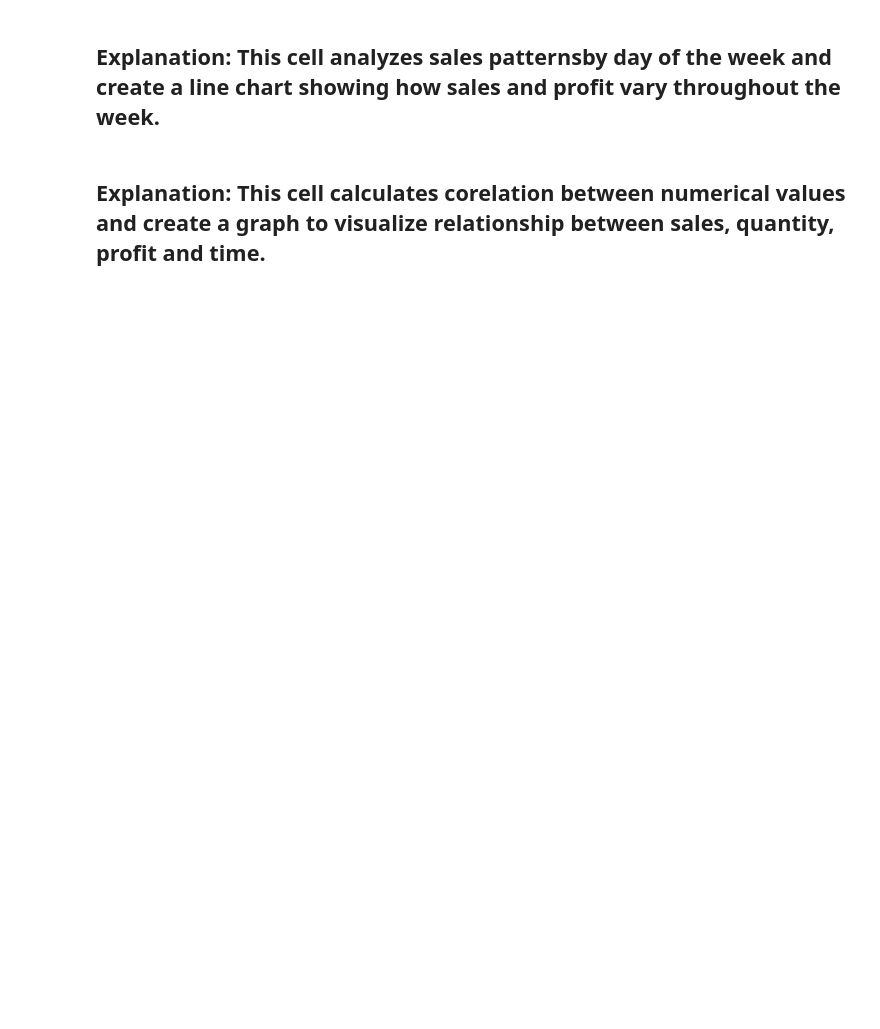
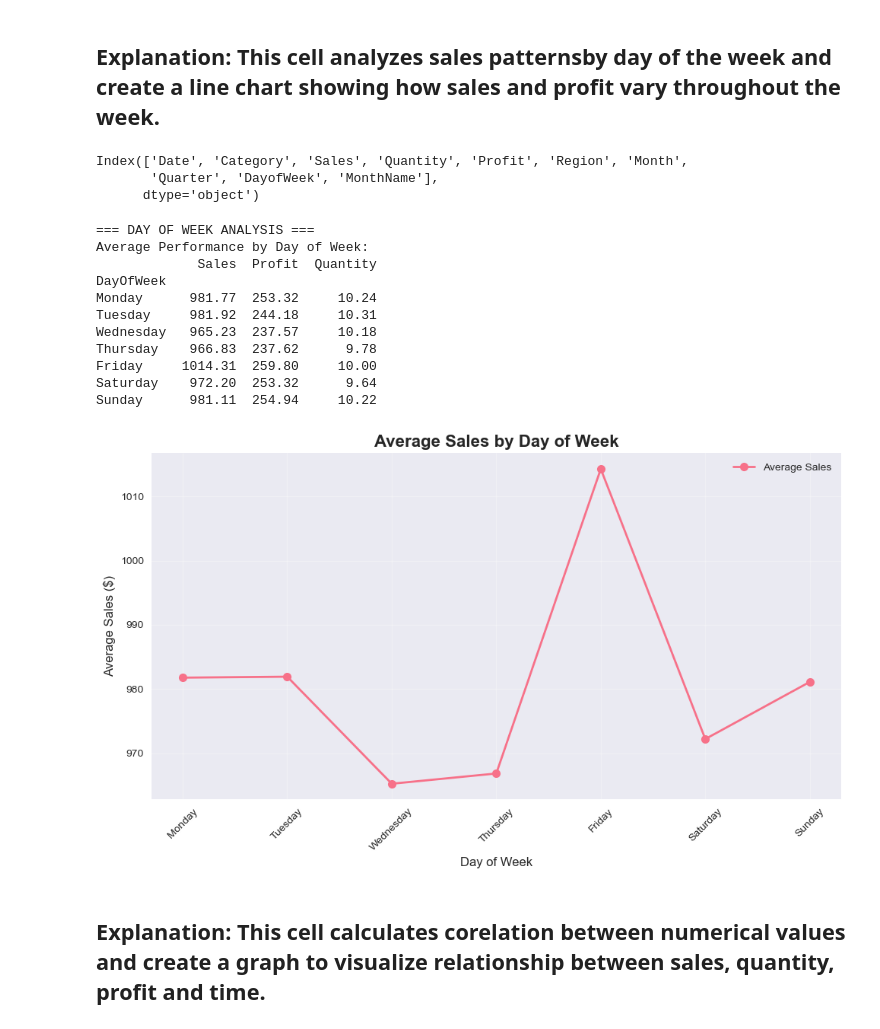
Before and after one commit to Hasnain-Developer1/Python, a Jupyter notebook: 67_projet-Retail-Sales-Data-Analysis-Visualization.ipynb, the cells around one changed output. Saved outputs shown, nothing was run; the diff lists cells and outputs as text; code cells hidden in the pictures; blank space fills up the shorter version.

Commit message:
Mini Project - Retail Sales Data Analysis & Visualization

```diff
--- a/67_projet-Retail-Sales-Data-Analysis-Visualization.ipynb
+++ b/67_projet-Retail-Sales-Data-Analysis-Visualization.ipynb
@@ -51,7 +93,7 @@ df['DayofWeek'] = df['Date'].dt.day_name()
 df['MonthName'] = df['Date'].dt.month_name()
 
 # Ensure numeric columns are properly formatted
-numeric_columns = ['Sales', 'Quantity', 'profit']
+numeric_columns = ['Sales', 'Quantity', 'Profit']
 for col in numeric_columns:
     df[col] = pd.to_numeric(df[col], errors = 'coerce')
 print("Data Types after conversation:")
@@ -211,9 +355,20 @@ plt.show()
 # %% [markdown]
 ## Explanation: This cell analyzes sales patternsby day of the week and create a line chart showing how sales and profit vary throughout the week.
+# %%
+print(df.columns)
+# %% [output]
+Index(['Date', 'Category', 'Sales', 'Quantity', 'Profit', 'Region', 'Month',
+       'Quarter', 'DayofWeek', 'MonthName'],
+      dtype='object')
+# %%
+df['dayOfWeek'] = df['Date'].dt.day_name()
 # %%
 # Day of Week Analysis
 
 print("=== DAY OF WEEK ANALYSIS ===")
+
+# Create DayOfWeek column
+df['DayOfWeek'] = df['Date'].dt.day_name()
 
 # Define proper order for days
 day_order = [
@@ -237,33 +392,46 @@ daily_performance = df.groupby('DayOfWeek').agg({
     'Profit': 'mean',
     'Quantity': 'mean'
 }).round(2)
 
 print("Average Performance by Day of Week:")
 print(daily_performance)
 
 # Visualization 4: Daily Sales Pattern
 
 plt.figure(figsize=(10, 6))
 
 plt.plot(
     daily_performance.index,
     daily_performance['Sales'],
     marker='o',
     linewidth=2,
     markersize=8,
     label='Average Sales'
 )
 
 plt.title('Average Sales by Day of Week', fontsize=16, fontweight='bold')
 plt.xlabel('Day of Week', fontsize=12)
 plt.ylabel('Average Sales ($)', fontsize=12)
 
 plt.grid(True, alpha=0.3)
 plt.legend()
 plt.xticks(rotation=45)
 plt.tight_layout()
 
 plt.show()
+# %% [output]
+=== DAY OF WEEK ANALYSIS ===
+Average Performance by Day of Week:
+             Sales  Profit  Quantity
+DayOfWeek
+Monday      981.77  253.32     10.24
+Tuesday     981.92  244.18     10.31
+Wednesday   965.23  237.57     10.18
+Thursday    966.83  237.62      9.78
+Friday     1014.31  259.80     10.00
+Saturday    972.20  253.32      9.64
+Sunday      981.11  254.94     10.22
+[figure, added]
 # %% [markdown]
 ## Explanation: This cell calculates corelation between numerical values and create a graph to visualize relationship between sales, quantity, profit and time.
 # %%
```
Also changed, not shown: parts of 16 cells of this notebook.
